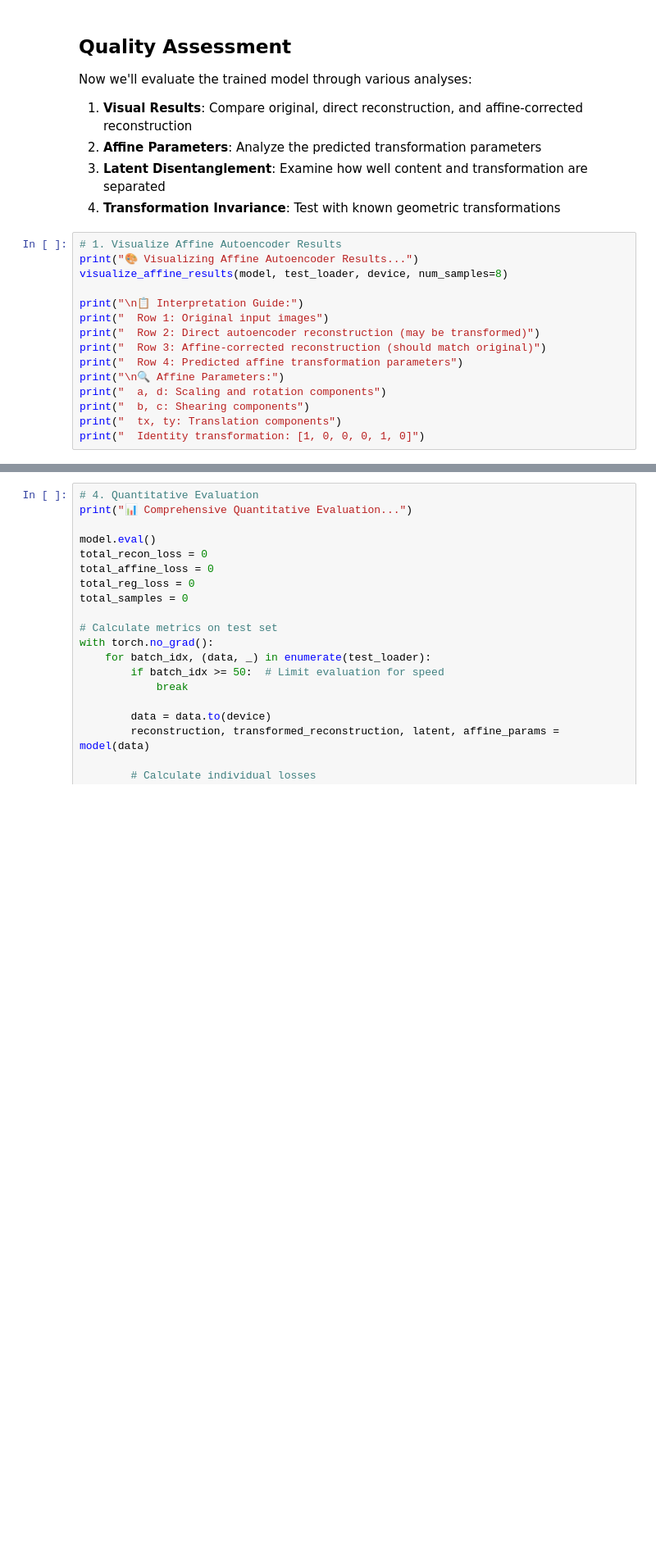
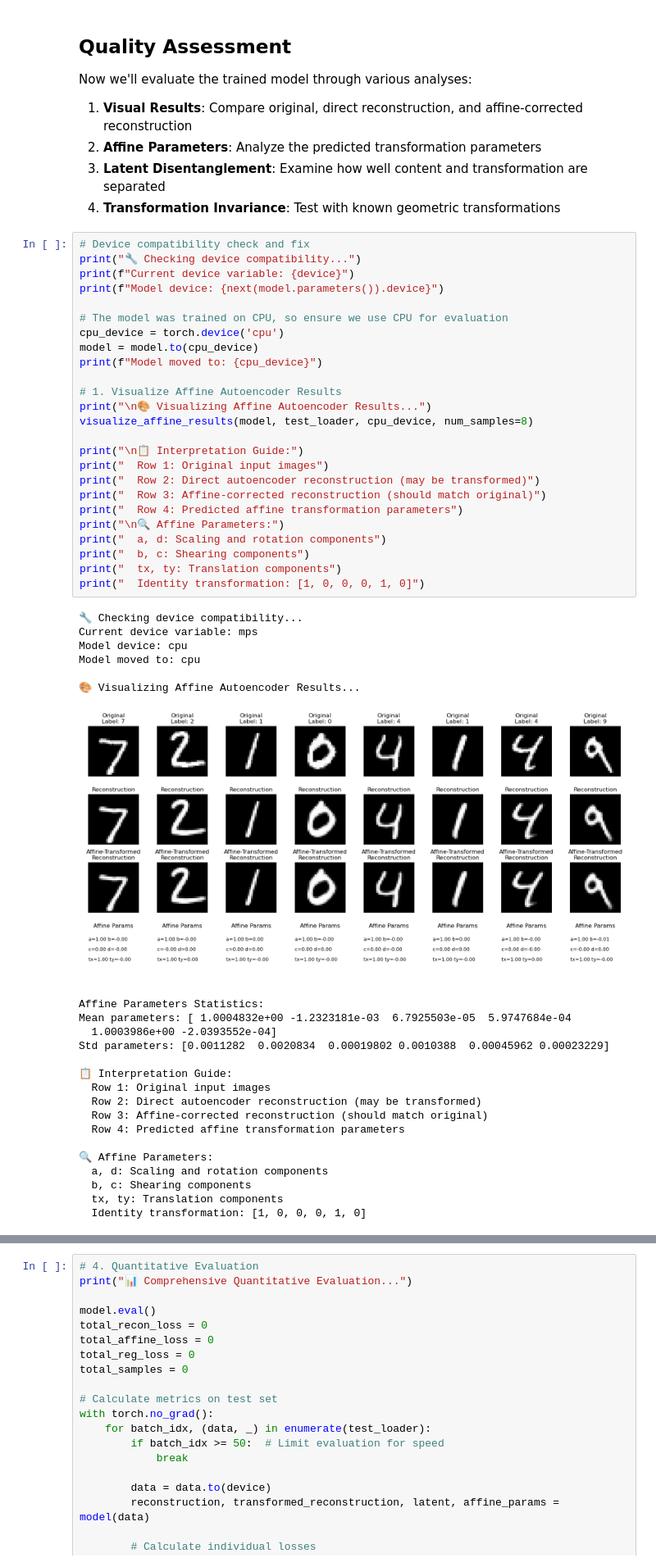
Before and after one commit to amplipy/adversAE, a Jupyter notebook: adversae/vae_training/affine/affine_autoencoder_trainer.ipynb, the cells around one changed output, grey strips where cells are left out. Shown: that part at 82% size. Drawn from its saved outputs; the diff is of its cells as text; blank space fills up the shorter version.

Commit message:
cleaned up affine with representation

```diff
--- a/adversae/vae_training/affine/affine_autoencoder_trainer.ipynb
+++ b/adversae/vae_training/affine/affine_autoencoder_trainer.ipynb
@@ -250,20 +274,54 @@ Now we'll evaluate the trained model through various analyses:
 3. **Latent Disentanglement**: Examine how well content and transformation are separated
 4. **Transformation Invariance**: Test with known geometric transformations
 # %%
+# Device compatibility check and fix
+print("🔧 Checking device compatibility...")
+print(f"Current device variable: {device}")
+print(f"Model device: {next(model.parameters()).device}")
+
+# The model was trained on CPU, so ensure we use CPU for evaluation
+cpu_device = torch.device('cpu')
+model = model.to(cpu_device)
+print(f"Model moved to: {cpu_device}")
+
 # 1. Visualize Affine Autoencoder Results
-print("🎨 Visualizing Affine Autoencoder Results...")
-visualize_affine_results(model, test_loader, device, num_samples=8)
+print("\n🎨 Visualizing Affine Autoencoder Results...")
+visualize_affine_results(model, test_loader, cpu_device, num_samples=8)
 
 print("\n📋 Interpretation Guide:")
 print("  Row 1: Original input images")
 print("  Row 2: Direct autoencoder reconstruction (may be transformed)")
 print("  Row 3: Affine-corrected reconstruction (should match original)")
 print("  Row 4: Predicted affine transformation parameters")
 print("\n🔍 Affine Parameters:")
 print("  a, d: Scaling and rotation components")
 print("  b, c: Shearing components")
 print("  tx, ty: Translation components")
 print("  Identity transformation: [1, 0, 0, 0, 1, 0]")
+# %% [output]
+🔧 Checking device compatibility...
+Current device variable: mps
+Model device: cpu
+Model moved to: cpu
+
+🎨 Visualizing Affine Autoencoder Results...
+[figure, added]
+Affine Parameters Statistics:
+Mean parameters: [ 1.0004832e+00 -1.2323181e-03  6.7925503e-05  5.9747684e-04
+  1.0003986e+00 -2.0393552e-04]
+Std parameters: [0.0011282  0.0020834  0.00019802 0.0010388  0.00045962 0.00023229]
+
+📋 Interpretation Guide:
+  Row 1: Original input images
+  Row 2: Direct autoencoder reconstruction (may be transformed)
+  Row 3: Affine-corrected reconstruction (should match original)
+  Row 4: Predicted affine transformation parameters
+
+🔍 Affine Parameters:
+  a, d: Scaling and rotation components
+  b, c: Shearing components
+  tx, ty: Translation components
+  Identity transformation: [1, 0, 0, 0, 1, 0]
 # %%
 # 2. Analyze Latent Space Disentanglement
 print("🔬 Analyzing Latent Space Disentanglement...")
```
Also changed, not shown: parts of 4 cells of this notebook, 2 other files.
